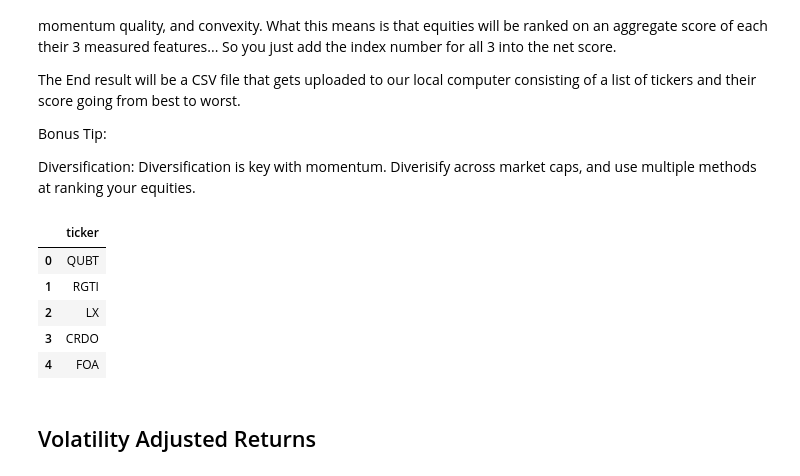
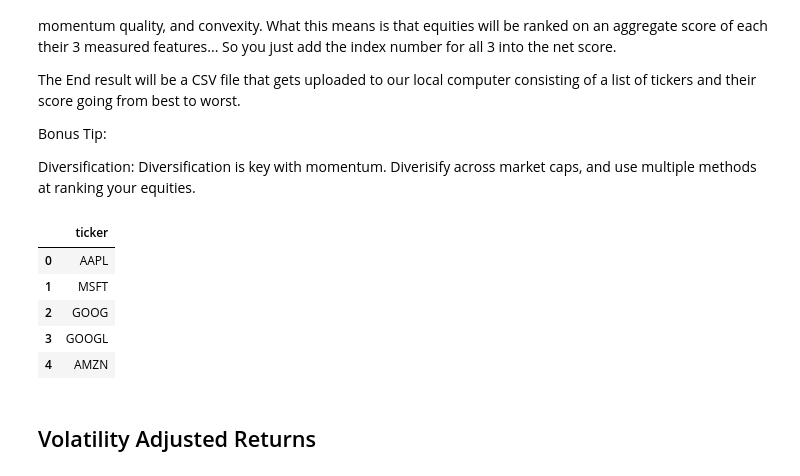
Before and after one commit to EvBiz/Momentum-Screener, a Jupyter notebook: Momentum Screener.ipynb, the cells around one changed output. Drawn from its saved outputs; the diff is of its cells as text; code cells hidden in the pictures.

```diff
--- a/Momentum Screener.ipynb
+++ b/Momentum Screener.ipynb
@@ -31,14 +31,14 @@ import pandas_datareader as pdr
 # %%
 # Create a dataframe called 'sp500_tickers'
-sp500_tickers = pd.read_csv('sa_tickers.csv')  # Assuming you have a file of S&P500 tickers
+sp500_tickers = pd.read_csv('sp500_tickers.csv')  # Assuming you have a file of S&P500 tickers
 sp500_tickers.head()
 # %% [output]
 |  | ticker |
-| 0 | QUBT |
-| 1 | RGTI |
-| 2 | LX |
-| 3 | CRDO |
-| 4 | FOA |
+| 0 | AAPL |
+| 1 | MSFT |
+| 2 | GOOG |
+| 3 | GOOGL |
+| 4 | AMZN |
 # %% [markdown]
 ## Volatility Adjusted Returns
 # %%
```
Also changed, not shown: parts of 10 cells of this notebook.
